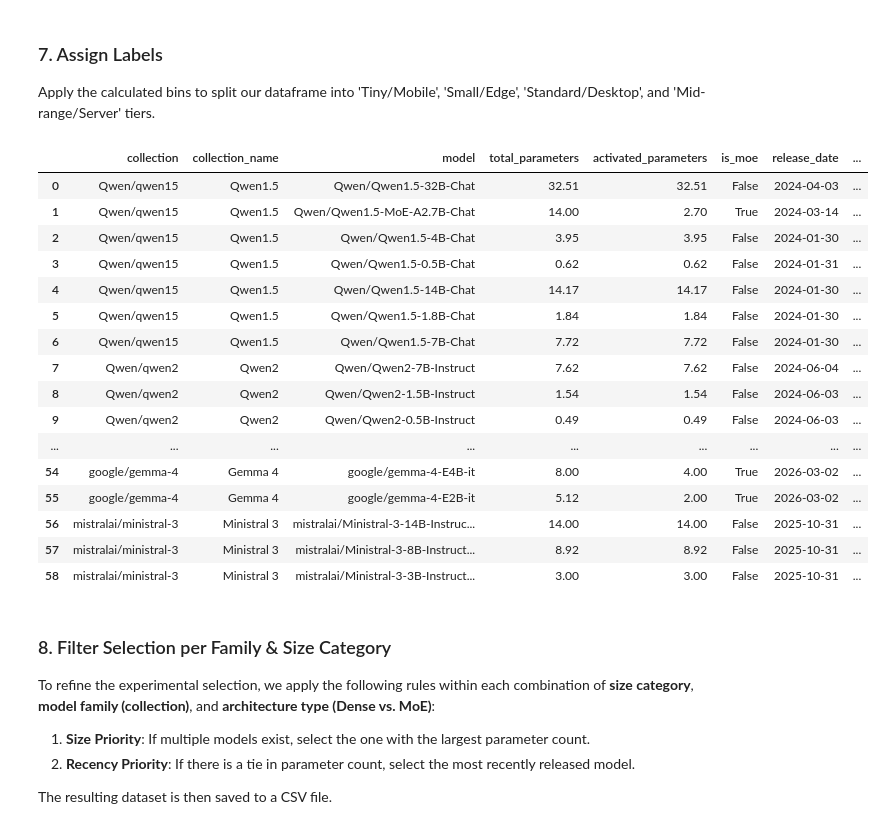
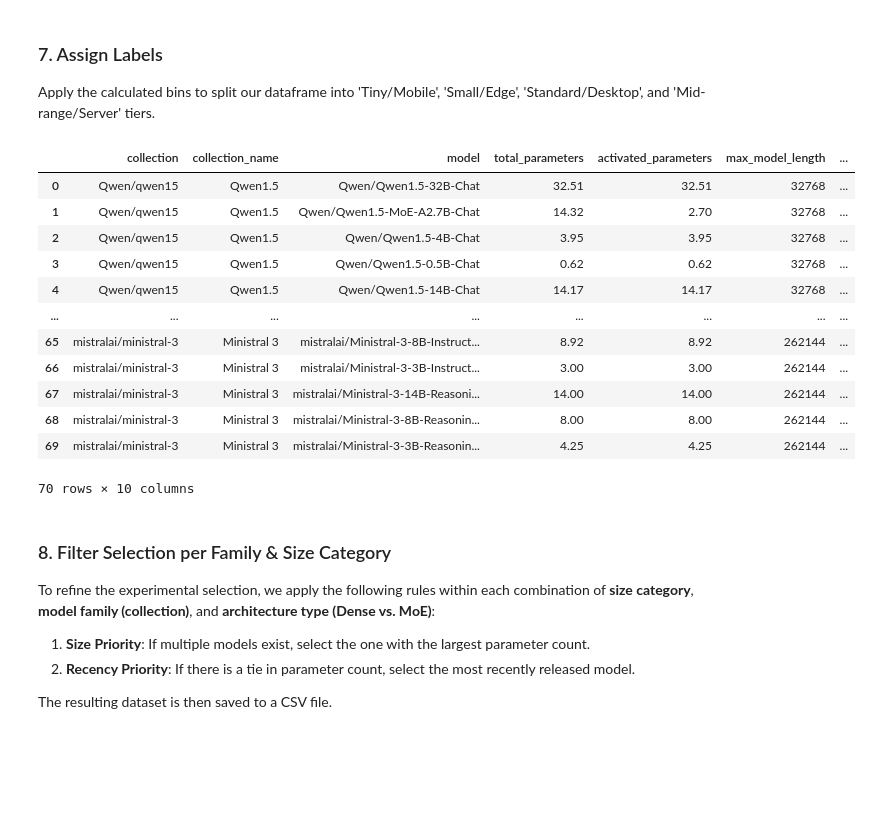
Before and after one commit to diogogmatos/eco-evolution-of-llms, a Jupyter notebook: model-selection/model-selection.ipynb, the cells around one changed output. Saved outputs shown, nothing was run; the diff lists cells and outputs as text; code cells hidden in the pictures; blank space fills up the shorter version.

```diff
--- a/model-selection/model-selection.ipynb
+++ b/model-selection/model-selection.ipynb
@@ -78,8 +79,6 @@ IGNORE_WORDS = {
     "pytorch", "keras", "flax", "cpp", "tflite", "mlx", "terminus", "exp", "shield",
     # Not instruction-tuned versions
     "base", "-pt",
-    # Reasoning/Thinking models
-    "reason", "reasoning", "think", "thinking",
     # Others
     "deprecated"
 }
@@ -108,6 +107,12 @@ MOE_MODELS = {
     "DeepSeek-V3.1",
     "DeepSeek-V3.2",
 }
+
+# Specific models to explicitly identify as Thinking/Reasoning
+THINKING_MODELS = {"deepseek-ai/DeepSeek-R1-0528-Qwen3-8B"}
+
+# Specific words to identify as Thinking/Reasoning (case-insensitive)
+THINKING_WORDS = {"reason", "reasoning", "think", "thinking"}
 # %% [markdown]
 ### 2. Helper Functions
 These functions parse model names to extract parameter sizes and query the Hugging Face API (`get_model_details`). During the API query, the model is checked against the ignoring rules before being accepted.
@@ -297,6 +388,7 @@ COLLECTIONS = [
     "deepseek-ai/deepseek-llm",
     "deepseek-ai/deepseek-v2",
     "deepseek-ai/deepseek-v25",
+    "deepseek-ai/deepseek-r1",
     "deepseek-ai/deepseek-v3",
     "deepseek-ai/deepseek-v31",
     "deepseek-ai/deepseek-v32",
@@ -416,26 +577,22 @@ breaks
 Apply the calculated bins to split our dataframe into 'Tiny/Mobile', 'Small/Edge', 'Standard/Desktop', and 'Mid-range/Server' tiers.
 # %%
 df['category'] = pd.cut(column_data, bins=breaks, labels=["Tiny/Mobile", "Small/Edge", "Standard/Desktop", "Mid-range/Server"], include_lowest=True)
-df = df[['collection', 'collection_name', 'model', 'total_parameters', 'activated_parameters', 'is_moe', 'release_date', 'category']]
+df = df[['collection', 'collection_name', 'model', 'total_parameters', 'activated_parameters', 'max_model_length', 'is_moe', 'is_thinking', 'release_date', 'category']]
 df
 # %% [output]
-|  | collection | collection_name | model | total_parameters | activated_parameters | is_moe | release_date | ... |
-| 0 | Qwen/qwen15 | Qwen1.5 | Qwen/Qwen1.5-32B-Chat | 32.51 | 32.51 | False | 2024-04-03 | ... |
-| 1 | Qwen/qwen15 | Qwen1.5 | Qwen/Qwen1.5-MoE-A2.7B-Chat | 14.00 | 2.70 | True | 2024-03-14 | ... |
-| 2 | Qwen/qwen15 | Qwen1.5 | Qwen/Qwen1.5-4B-Chat | 3.95 | 3.95 | False | 2024-01-30 | ... |
-| 3 | Qwen/qwen15 | Qwen1.5 | Qwen/Qwen1.5-0.5B-Chat | 0.62 | 0.62 | False | 2024-01-31 | ... |
-| 4 | Qwen/qwen15 | Qwen1.5 | Qwen/Qwen1.5-14B-Chat | 14.17 | 14.17 | False | 2024-01-30 | ... |
-| 5 | Qwen/qwen15 | Qwen1.5 | Qwen/Qwen1.5-1.8B-Chat | 1.84 | 1.84 | False | 2024-01-30 | ... |
-| 6 | Qwen/qwen15 | Qwen1.5 | Qwen/Qwen1.5-7B-Chat | 7.72 | 7.72 | False | 2024-01-30 | ... |
-| 7 | Qwen/qwen2 | Qwen2 | Qwen/Qwen2-7B-Instruct | 7.62 | 7.62 | False | 2024-06-04 | ... |
-| 8 | Qwen/qwen2 | Qwen2 | Qwen/Qwen2-1.5B-Instruct | 1.54 | 1.54 | False | 2024-06-03 | ... |
-| 9 | Qwen/qwen2 | Qwen2 | Qwen/Qwen2-0.5B-Instruct | 0.49 | 0.49 | False | 2024-06-03 | ... |
-| ... | ... | ... | ... | ... | ... | ... | ... | ... |
-| 54 | google/gemma-4 | Gemma 4 | google/gemma-4-E4B-it | 8.00 | 4.00 | True | 2026-03-02 | ... |
-| 55 | google/gemma-4 | Gemma 4 | google/gemma-4-E2B-it | 5.12 | 2.00 | True | 2026-03-02 | ... |
-| 56 | mistralai/ministral-3 | Ministral 3 | mistralai/Ministral-3-14B-Instruc... | 14.00 | 14.00 | False | 2025-10-31 | ... |
-| 57 | mistralai/ministral-3 | Ministral 3 | mistralai/Ministral-3-8B-Instruct... | 8.92 | 8.92 | False | 2025-10-31 | ... |
-| 58 | mistralai/ministral-3 | Ministral 3 | mistralai/Ministral-3-3B-Instruct... | 3.00 | 3.00 | False | 2025-10-31 | ... |
+|  | collection | collection_name | model | total_parameters | activated_parameters | max_model_length | ... |
+| 0 | Qwen/qwen15 | Qwen1.5 | Qwen/Qwen1.5-32B-Chat | 32.51 | 32.51 | 32768 | ... |
+| 1 | Qwen/qwen15 | Qwen1.5 | Qwen/Qwen1.5-MoE-A2.7B-Chat | 14.32 | 2.70 | 32768 | ... |
+| 2 | Qwen/qwen15 | Qwen1.5 | Qwen/Qwen1.5-4B-Chat | 3.95 | 3.95 | 32768 | ... |
+| 3 | Qwen/qwen15 | Qwen1.5 | Qwen/Qwen1.5-0.5B-Chat | 0.62 | 0.62 | 32768 | ... |
+| 4 | Qwen/qwen15 | Qwen1.5 | Qwen/Qwen1.5-14B-Chat | 14.17 | 14.17 | 32768 | ... |
+| ... | ... | ... | ... | ... | ... | ... | ... |
+| 65 | mistralai/ministral-3 | Ministral 3 | mistralai/Ministral-3-8B-Instruct... | 8.92 | 8.92 | 262144 | ... |
+| 66 | mistralai/ministral-3 | Ministral 3 | mistralai/Ministral-3-3B-Instruct... | 3.00 | 3.00 | 262144 | ... |
+| 67 | mistralai/ministral-3 | Ministral 3 | mistralai/Ministral-3-14B-Reasoni... | 14.00 | 14.00 | 262144 | ... |
+| 68 | mistralai/ministral-3 | Ministral 3 | mistralai/Ministral-3-8B-Reasonin... | 8.00 | 8.00 | 262144 | ... |
+| 69 | mistralai/ministral-3 | Ministral 3 | mistralai/Ministral-3-3B-Reasonin... | 4.25 | 4.25 | 262144 | ... |
+70 rows × 10 columns
 # %% [markdown]
 ### 8. Filter Selection per Family & Size Category
 
```
Also changed, not shown: parts of 7 cells of this notebook, 10 other files.
